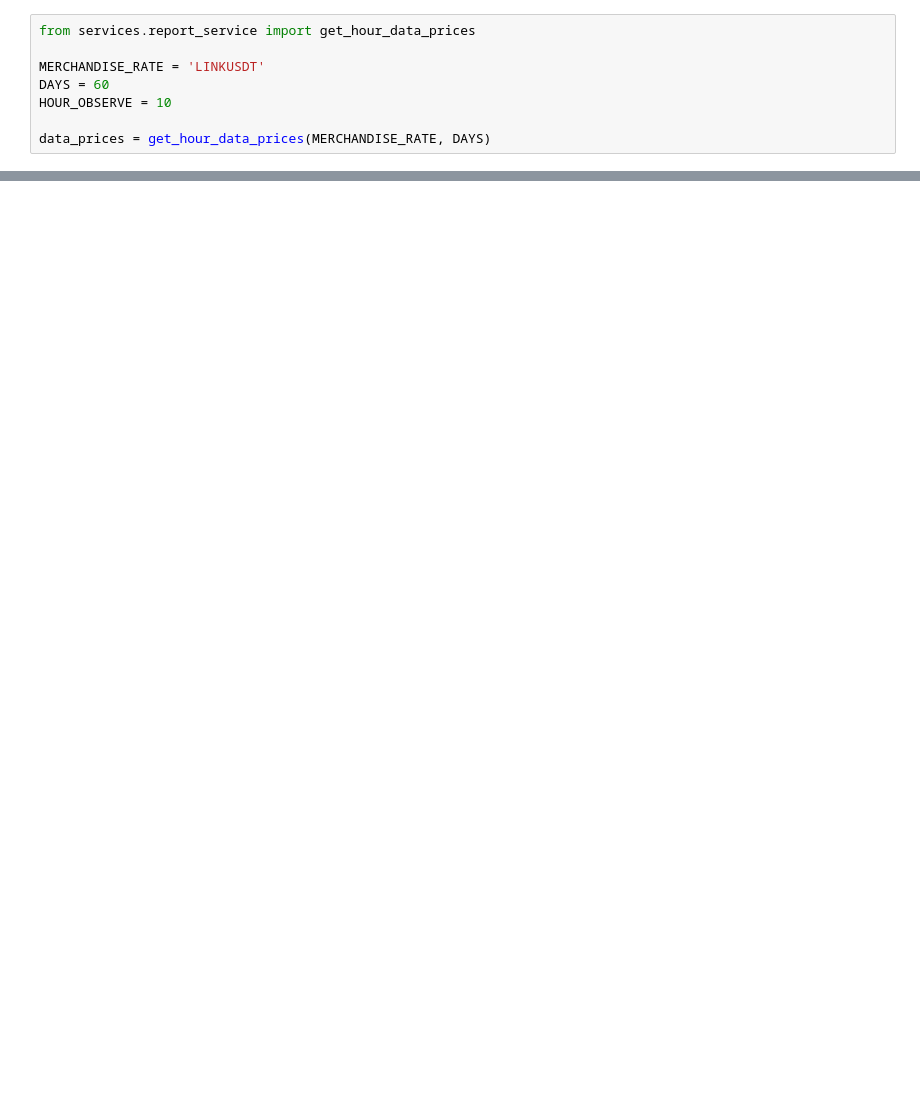
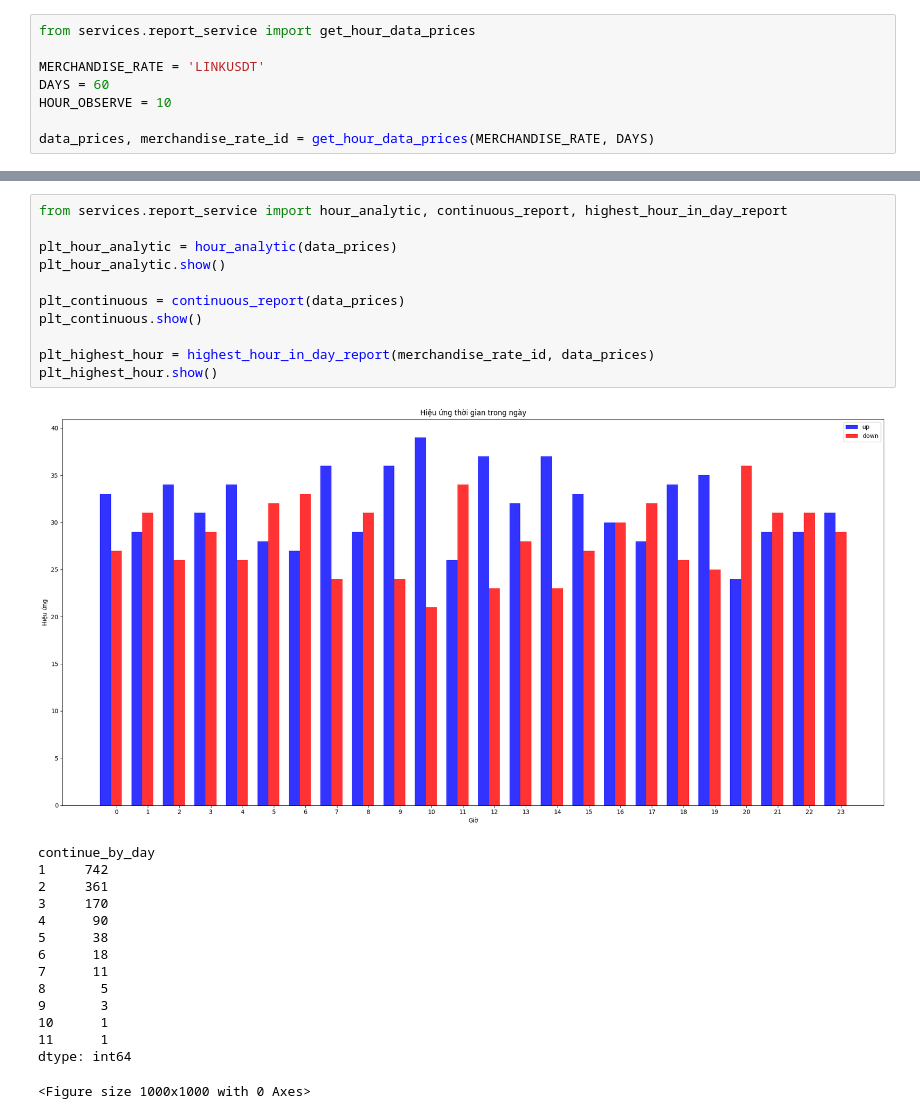
Before and after one commit to bachpx195/bach-s_trading_dashboard, a Jupyter notebook: dashboards/Link/day_report.ipynb, the cells around one changed output, grey strips where cells are left out. Saved outputs shown, nothing was run; the diff lists cells and outputs as text; blank space fills up the shorter version.

```diff
--- a/dashboards/Link/day_report.ipynb
+++ b/dashboards/Link/day_report.ipynb
@@ -5,4 +5,4 @@ MERCHANDISE_RATE = 'LINKUSDT'
 DAYS = 60
 HOUR_OBSERVE = 10
 
-data_prices = get_hour_data_prices(MERCHANDISE_RATE, DAYS)
+data_prices, merchandise_rate_id = get_hour_data_prices(MERCHANDISE_RATE, DAYS)
@@ -26,0 +9,27 @@ SELECT * FROM DailyTradingJournal_development.candlesticks candlesticks INNER JO
+# %%
+from services.report_service import hour_analytic, continuous_report, highest_hour_in_day_report
+
+plt_hour_analytic = hour_analytic(data_prices)
+plt_hour_analytic.show()
+
+plt_continuous = continuous_report(data_prices)
+plt_continuous.show()
+
+plt_highest_hour = highest_hour_in_day_report(merchandise_rate_id, data_prices)
+plt_highest_hour.show()
+# %% [output]
+[figure, added]
+continue_by_day
+1     742
+2     361
+3     170
+4      90
+5      38
+6      18
+7      11
+8       5
+9       3
+10      1
+11      1
+dtype: int64
+<Figure size 1000x1000 with 0 Axes>
```
Also changed, not shown: parts of 5 cells of this notebook, 5 other files.
